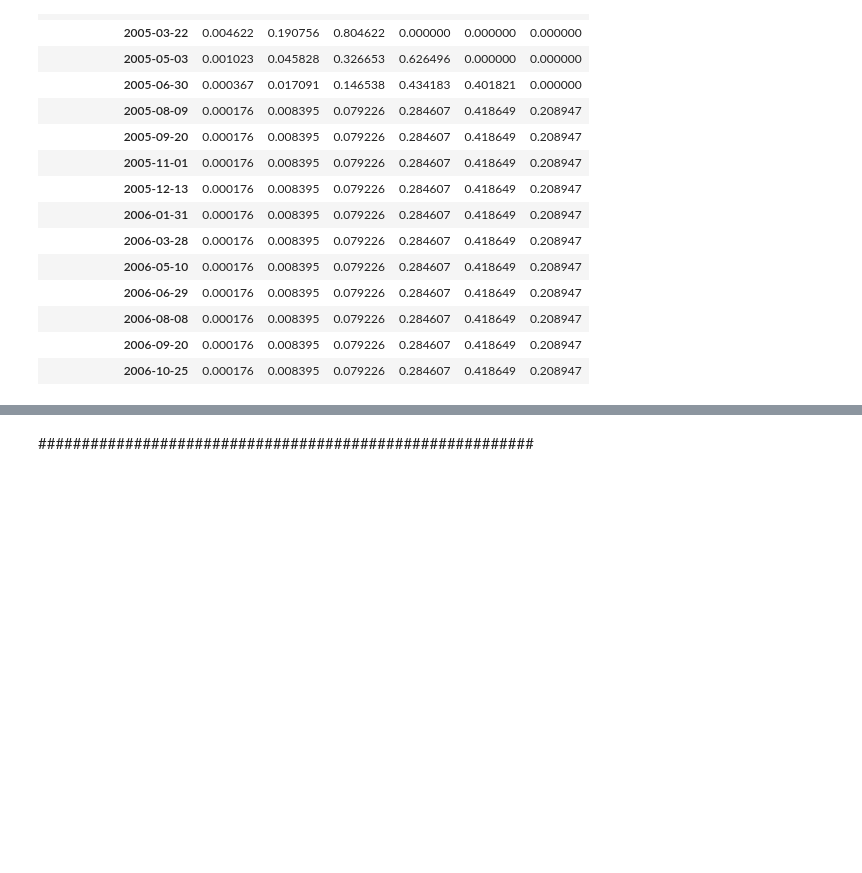
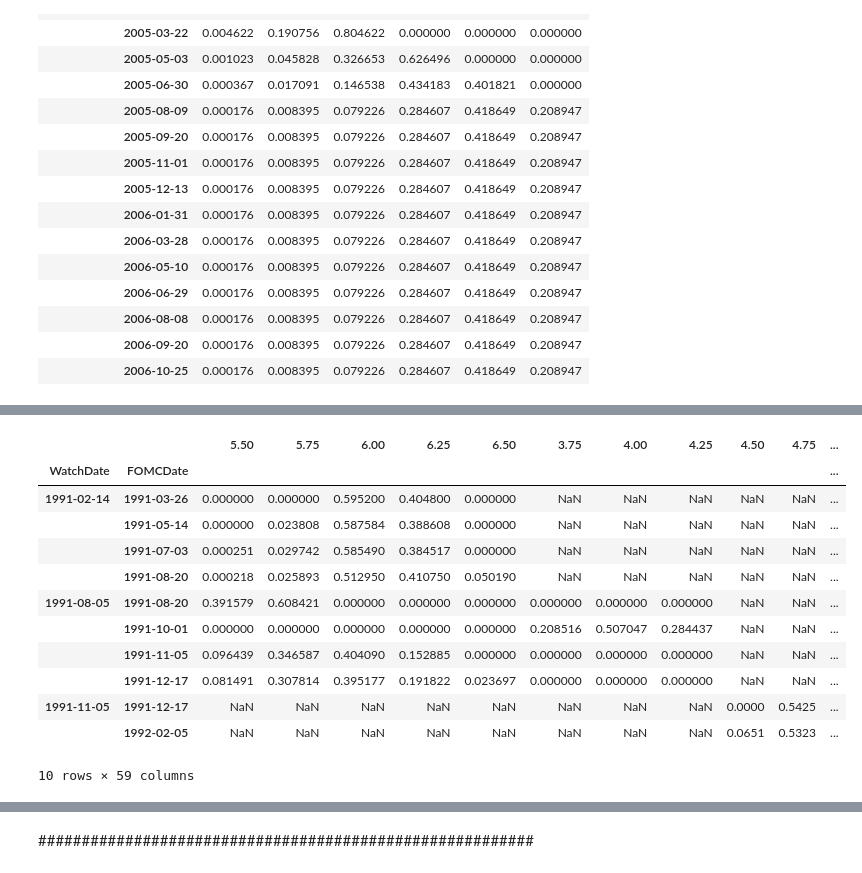
Before and after one commit to baksben/pyfedwatch, a Jupyter notebook: notebooks/Ben's_copy.ipynb, the cells around one changed output, grey strips where cells are left out. Drawn from its saved outputs; the diff is of its cells as text; code cells hidden in the pictures; blank space fills up the shorter version.

```diff
--- a/notebooks/Ben's_copy.ipynb
+++ b/notebooks/Ben's_copy.ipynb
@@ -265,7 +265,7 @@ fig = fomc.plot_fomc_calendar()
 # Calculate rate expectations
 fedwatch = fw.fedwatch.FedWatch(watch_date = '2005-01-01',
                                 fomc_dates = fomc_dates_2,
-                                num_upcoming = 100,
+                                num_upcoming = 15,
                                 user_func = read_price_history,
                                 path = r'C:\Users\Asus\Documents\GitHub\pyfedwatch\data\contracts')
 
@@ -295,0 +425,40 @@ fedwatch.generate_hike_info(rate_cols=True)
+# %%
+import pandas as pd
+
+# Convert FOMC dates to datetime objects for easier manipulation
+fomc_dates_datetime = pd.to_datetime(fomc_dates_2)
+
+# Initialize DataFrame to hold aggregated results
+three_months = pd.DataFrame()
+
+# Iterate through each FOMC meeting date
+for meeting_date in fomc_dates_datetime:
+    # Calculate watch_date as three months prior to the meeting date
+    watch_date = meeting_date - pd.DateOffset(months=3)
+
+    # Ensure watch_date falls within the range of available data
+    if watch_date < fomc_dates_datetime.min():
+        print(f"Watch date {watch_date.strftime('%Y-%m-%d')} falls outside the range of available FOMC data. Skipping.")
+        continue
+
+    try:
+        # Initialize FedWatch with the calculated watch_date
+        # Note: You'll need to adjust this to match your actual FedWatch initialization and data fetching logic
+        fedwatch = fw.fedwatch.FedWatch(watch_date=watch_date.strftime('%Y-%m-%d'),
+                                        fomc_dates=fomc_dates_2,
+                                        num_upcoming=4,  # Example value, adjust as needed
+                                        user_func=read_price_history,
+                                        path=r'C:\Users\Asus\Documents\GitHub\pyfedwatch\data\contracts')
+
+        current_batch_df = fedwatch.generate_hike_info(rate_cols=True)
+        three_months = pd.concat([three_months, current_batch_df])
+    except Exception as e:
+        print(f"Error generating hike info for watch_date {watch_date.strftime('%Y-%m-%d')}: {e}")
+        # Optionally, continue to the next date instead of stopping
+        continue
+
+# Check if data was successfully fetched
+if three_months.empty:
+    print("No data was successfully fetched.")
+else:
+    print(three_months)
@@ -295,0 +483,16 @@ fedwatch.generate_hike_info(rate_cols=True)
+# %%
+three_months.head(10)
+# %% [output]
+|  |  | 5.50 | 5.75 | 6.00 | 6.25 | 6.50 | 3.75 | 4.00 | 4.25 | 4.50 | 4.75 | ... |
+| WatchDate | FOMCDate |  |  |  |  |  |  |  |  |  |  | ... |
+| 1991-02-14 | 1991-03-26 | 0.000000 | 0.000000 | 0.595200 | 0.404800 | 0.000000 | NaN | NaN | NaN | NaN | NaN | ... |
+|  | 1991-05-14 | 0.000000 | 0.023808 | 0.587584 | 0.388608 | 0.000000 | NaN | NaN | NaN | NaN | NaN | ... |
+|  | 1991-07-03 | 0.000251 | 0.029742 | 0.585490 | 0.384517 | 0.000000 | NaN | NaN | NaN | NaN | NaN | ... |
+|  | 1991-08-20 | 0.000218 | 0.025893 | 0.512950 | 0.410750 | 0.050190 | NaN | NaN | NaN | NaN | NaN | ... |
+| 1991-08-05 | 1991-08-20 | 0.391579 | 0.608421 | 0.000000 | 0.000000 | 0.000000 | 0.000000 | 0.000000 | 0.000000 | NaN | NaN | ... |
+|  | 1991-10-01 | 0.000000 | 0.000000 | 0.000000 | 0.000000 | 0.000000 | 0.208516 | 0.507047 | 0.284437 | NaN | NaN | ... |
+|  | 1991-11-05 | 0.096439 | 0.346587 | 0.404090 | 0.152885 | 0.000000 | 0.000000 | 0.000000 | 0.000000 | NaN | NaN | ... |
+|  | 1991-12-17 | 0.081491 | 0.307814 | 0.395177 | 0.191822 | 0.023697 | 0.000000 | 0.000000 | 0.000000 | NaN | NaN | ... |
+| 1991-11-05 | 1991-12-17 | NaN | NaN | NaN | NaN | NaN | NaN | NaN | NaN | 0.0000 | 0.5425 | ... |
+|  | 1992-02-05 | NaN | NaN | NaN | NaN | NaN | NaN | NaN | NaN | 0.0651 | 0.5323 | ... |
+10 rows × 59 columns
```
Also changed, not shown: parts of 32 cells of this notebook, 1 other file.
